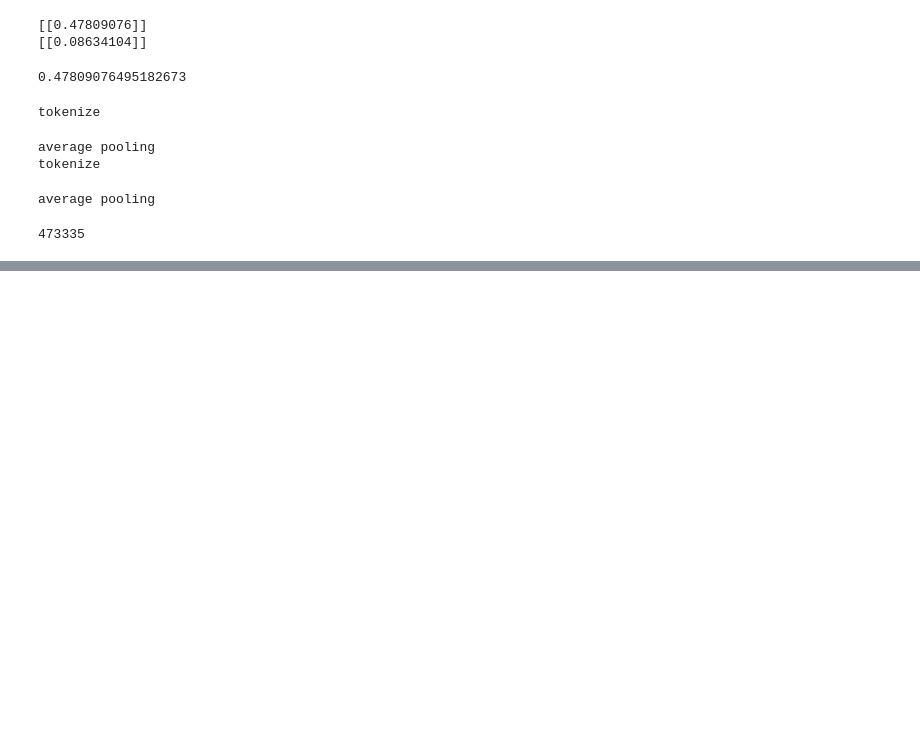
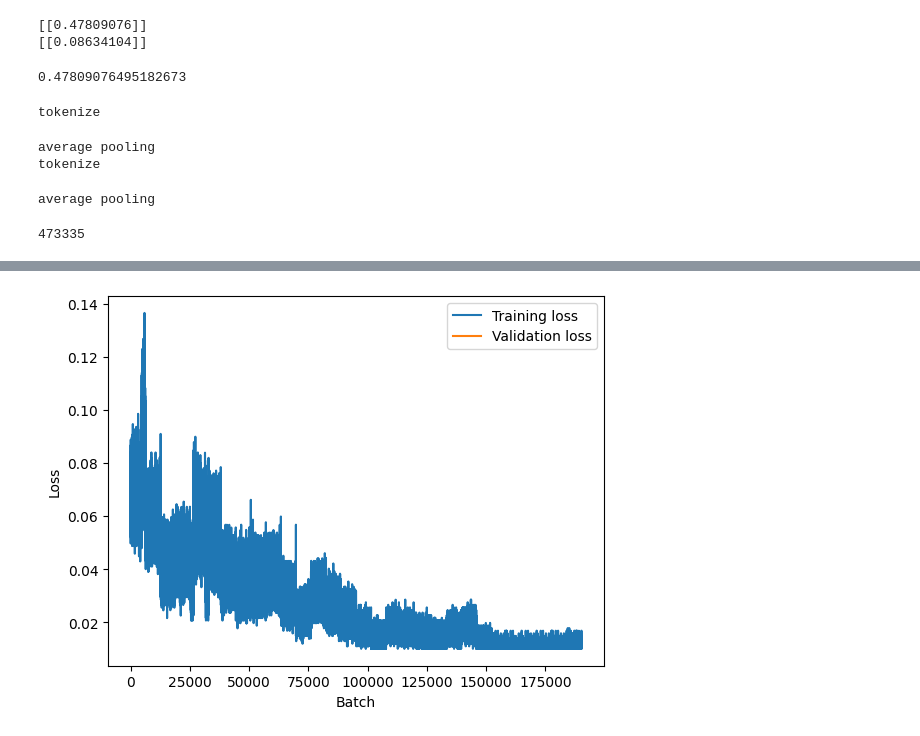
Before and after one commit to drmaniak/two-tower-search, a Jupyter notebook: eda/network_architecture.ipynb, the cells around one changed output, grey strips where cells are left out. Saved outputs shown, nothing was run; the diff lists cells and outputs as text; code cells hidden in the pictures; blank space fills up the shorter version.

```diff
--- a/eda/network_architecture.ipynb
+++ b/eda/network_architecture.ipynb
@@ -437,0 +564,15 @@ Validation loss: 2.2389997243881226
+# %%
+#check the result
+count = 0
+for query, positive, negative in val_loader:
+    query = query
+    doc_pos = positive
+    doc_neg = negative
+    break
+
+#cosine similarity before the model
+query_embed, positive_embed, negative_embed = model(query, doc_pos, doc_neg)
+# cosine similarity after the model
+print(F.cosine_similarity(query_embed, positive_embed))
+print()
+print(F.cosine_similarity(query_embed, negative_embed))
@@ -624,8 +822,6 @@ class TwoTowerModel(nn.Module):
         return query_embed, positive_embed, negative_embed
 # %%
 # Hyperparameters (example values)
-import torch.nn.functional as F
-
 output_dim = 64
 med_dim = 128
 embed_dim = 300
@@ -650,7 +846,8 @@ class TripletLoss(nn.Module):
 margin = 0.01
 optimizer = torch.optim.Adam(model.parameters(), lr=0.001)
 #iterate over batches of the data
-losses = []
+train_losses = []
+val_losses = []
 epochs = 30
 for epoch in range(epochs):
     model.train()
@@ -666,10 +863,8 @@ for epoch in range(epochs):
 
         # Backward pass
         optimizer.step()
-        losses.append(loss.item())
-
-        # if i % 10 == 0:
-    print(f"Epoch {epoch + 1}, Batch {i + 1}, Loss: {loss.item()}")
+        train_losses.append(loss.item())
+    train_loss = loss.item()
 
     # Validation
     model.eval()  # Set model to evaluation mode
@@ -682,6 +877,6 @@ for epoch in range(epochs):
             negative_embed = negative_embed.float()
             loss = TripletLoss(margin)(query_embed, positive_embed, negative_embed)
             valid_loss += loss.item()
-    print(f"Validation loss: {valid_loss / len(val_loader)}")
-    # print(f"Validation loss: {loss.item()}")
+        valid_loss = loss.item()
+    print(f"Epoch {epoch + 1}, Train Loss: {train_loss}, Validation Loss: {valid_loss}")
 # %% [output]
@@ -704,0 +900,10 @@ Validation loss: 0.018081597074549
+# %%
+import matplotlib.pyplot as plt
+plt.plot(train_losses, label='Training loss')
+plt.plot(val_losses, label='Validation loss')
+plt.xlabel('Batch')
+plt.ylabel('Loss')
+plt.legend(['Training loss', 'Validation loss'])
+plt.show()
+# %% [output]
+[figure, added]
```
Also changed, not shown: parts of 25 cells of this notebook, 3 other files.
